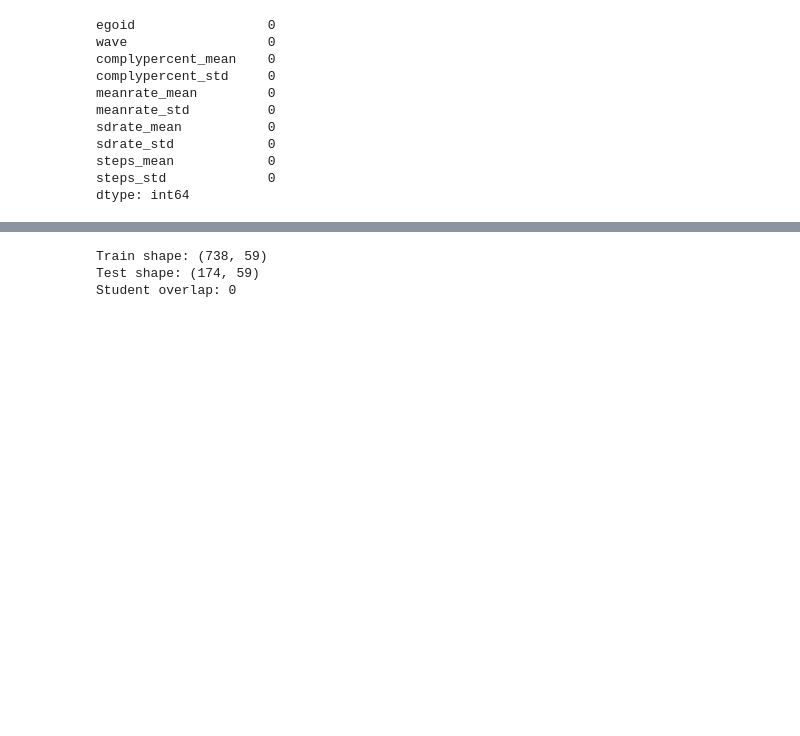
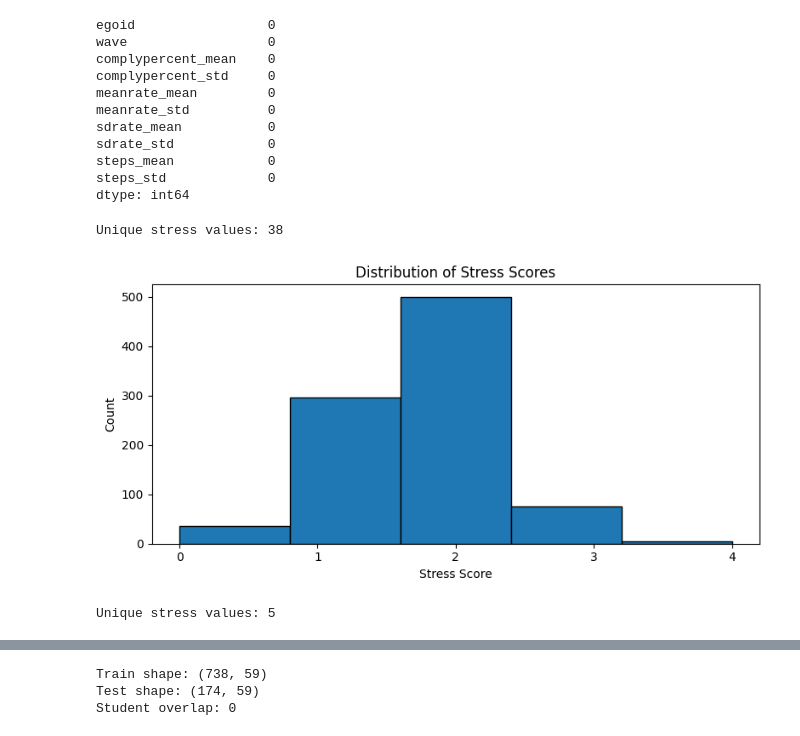
Before and after one commit to zhudiana/wearable-stress-model, a Jupyter notebook: notebooks/multimodal_stress_model.ipynb, the cells around one changed output, grey strips where cells are left out. Saved outputs shown, nothing was run; the diff lists cells and outputs as text; code cells hidden in the pictures; blank space fills up the shorter version.

Commit message:
y-train rounded

```diff
--- a/notebooks/multimodal_stress_model.ipynb
+++ b/notebooks/multimodal_stress_model.ipynb
@@ -173,6 +173,26 @@ dtype: int64
 X = merged_data.drop(columns=["stress"])
 y = merged_data["stress"]
 groups = merged_data["egoid"]
+# %%
+print("Unique stress values:", y.nunique())
+# print(y.value_counts().sort_index())
+# %% [output]
+Unique stress values: 38
+# %%
+import matplotlib.pyplot as plt
+
+y_rounded = y.round()
+
+plt.figure(figsize=(8, 4))
+plt.hist(y_rounded, bins=len(y_rounded.unique()), edgecolor="black", align="mid")
+plt.xlabel("Stress Score")
+plt.ylabel("Count")
+plt.title("Distribution of Stress Scores")
+plt.xticks(sorted(y_rounded.unique().astype(int)))
+plt.tight_layout()
+plt.show()
+# %% [output]
+[figure, added]
 # %%
 # Create a group-aware split so the same student is not in both sets.
 from sklearn.model_selection import GroupShuffleSplit
@@ -188,0 +209,4 @@ y_test = y.iloc[test_idx]
+# %%
+print("Unique stress values:", y_train.nunique())
+# %% [output]
+Unique stress values: 5
```
Also changed, not shown: parts of 3 cells of this notebook.
